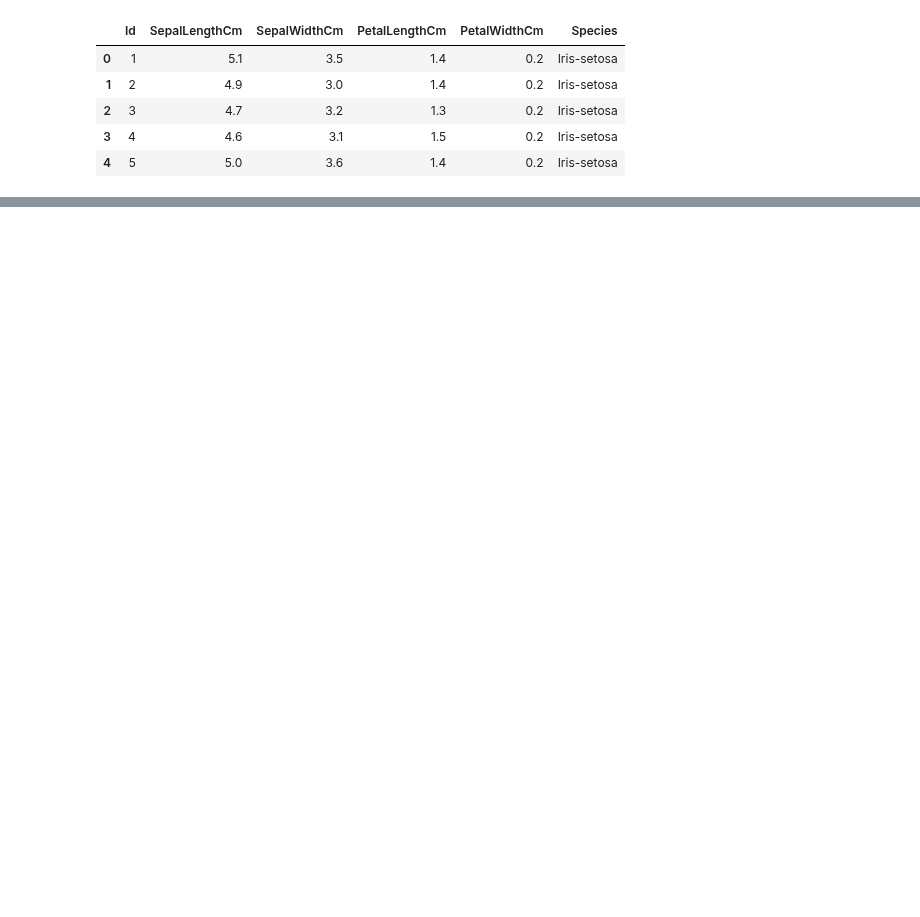
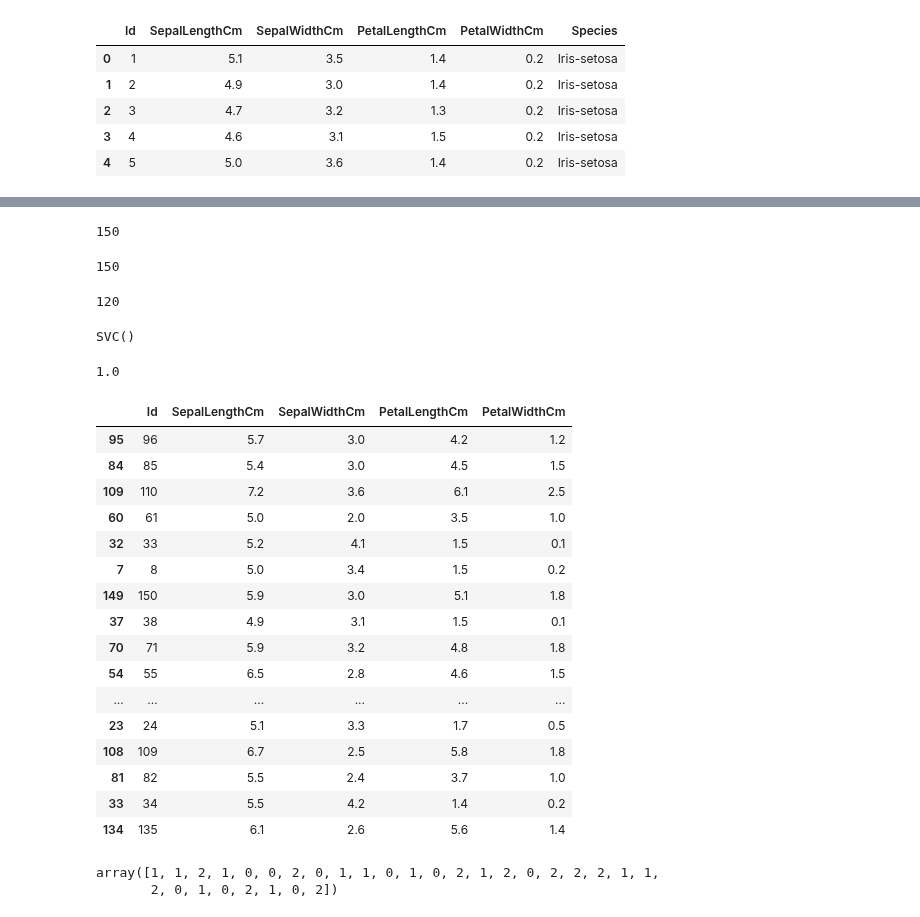
Before and after one commit to tarundb2005-create/Machine-Learning, a Jupyter notebook: SVM/SVM.ipynb, the cells around one changed output, grey strips where cells are left out. Drawn from its saved outputs; the diff is of its cells as text; code cells hidden in the pictures; blank space fills up the shorter version.

```diff
--- a/SVM/SVM.ipynb
+++ b/SVM/SVM.ipynb
@@ -88,0 +117,5 @@ Name: Species, Length: 150, dtype: int64
+# %%
+X = Df
+# %%
+y = B.Target
+y
@@ -88,0 +137,14 @@ Name: Species, Length: 150, dtype: int64
+# %%
+X_train,X_test,y_train,y_test = train_test_split(X,y,test_size = 0.2)
+# %%
+len(X)
+# %% [output]
+150
+# %%
+len(y)
+# %% [output]
+150
+# %%
+len(X_train)
+# %% [output]
+120
@@ -88,0 +153,34 @@ Name: Species, Length: 150, dtype: int64
+# %%
+model = SVC()
+model.fit(X_train,y_train)
+# %% [output]
+SVC()
+# %%
+model.score(X_test,y_test)
+# %% [output]
+1.0
+# %%
+X_test
+# %% [output]
+|  | Id | SepalLengthCm | SepalWidthCm | PetalLengthCm | PetalWidthCm |
+| 95 | 96 | 5.7 | 3.0 | 4.2 | 1.2 |
+| 84 | 85 | 5.4 | 3.0 | 4.5 | 1.5 |
+| 109 | 110 | 7.2 | 3.6 | 6.1 | 2.5 |
+| 60 | 61 | 5.0 | 2.0 | 3.5 | 1.0 |
+| 32 | 33 | 5.2 | 4.1 | 1.5 | 0.1 |
+| 7 | 8 | 5.0 | 3.4 | 1.5 | 0.2 |
+| 149 | 150 | 5.9 | 3.0 | 5.1 | 1.8 |
+| 37 | 38 | 4.9 | 3.1 | 1.5 | 0.1 |
+| 70 | 71 | 5.9 | 3.2 | 4.8 | 1.8 |
+| 54 | 55 | 6.5 | 2.8 | 4.6 | 1.5 |
+| ... | ... | ... | ... | ... | ... |
+| 23 | 24 | 5.1 | 3.3 | 1.7 | 0.5 |
+| 108 | 109 | 6.7 | 2.5 | 5.8 | 1.8 |
+| 81 | 82 | 5.5 | 2.4 | 3.7 | 1.0 |
+| 33 | 34 | 5.5 | 4.2 | 1.4 | 0.2 |
+| 134 | 135 | 6.1 | 2.6 | 5.6 | 1.4 |
+# %%
+model.predict(X_test)
+# %% [output]
+array([1, 1, 2, 1, 0, 0, 2, 0, 1, 1, 0, 1, 0, 2, 1, 2, 0, 2, 2, 2, 1, 1,
+       2, 0, 1, 0, 2, 1, 0, 2])
```
Also changed, not shown: parts of 13 cells of this notebook.
